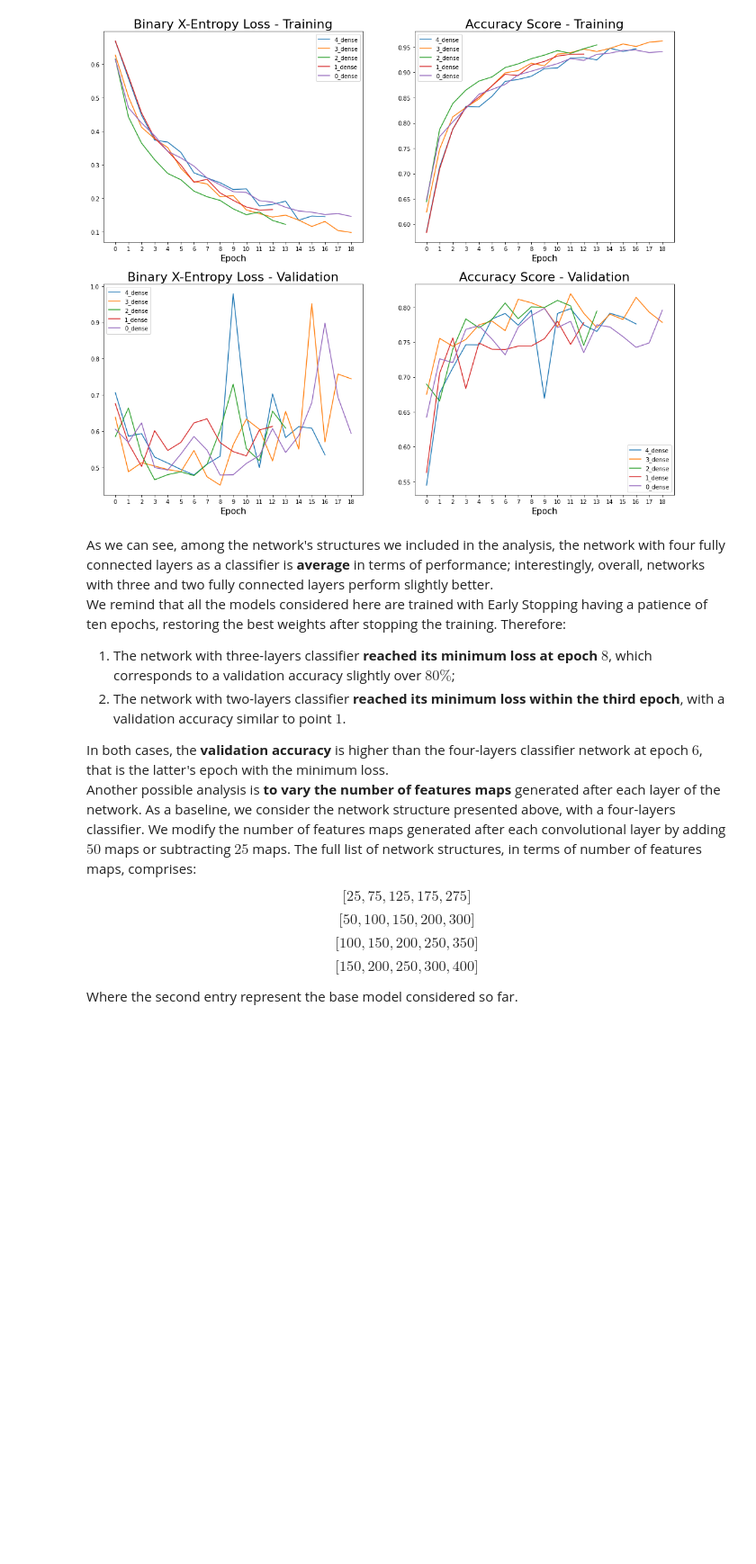
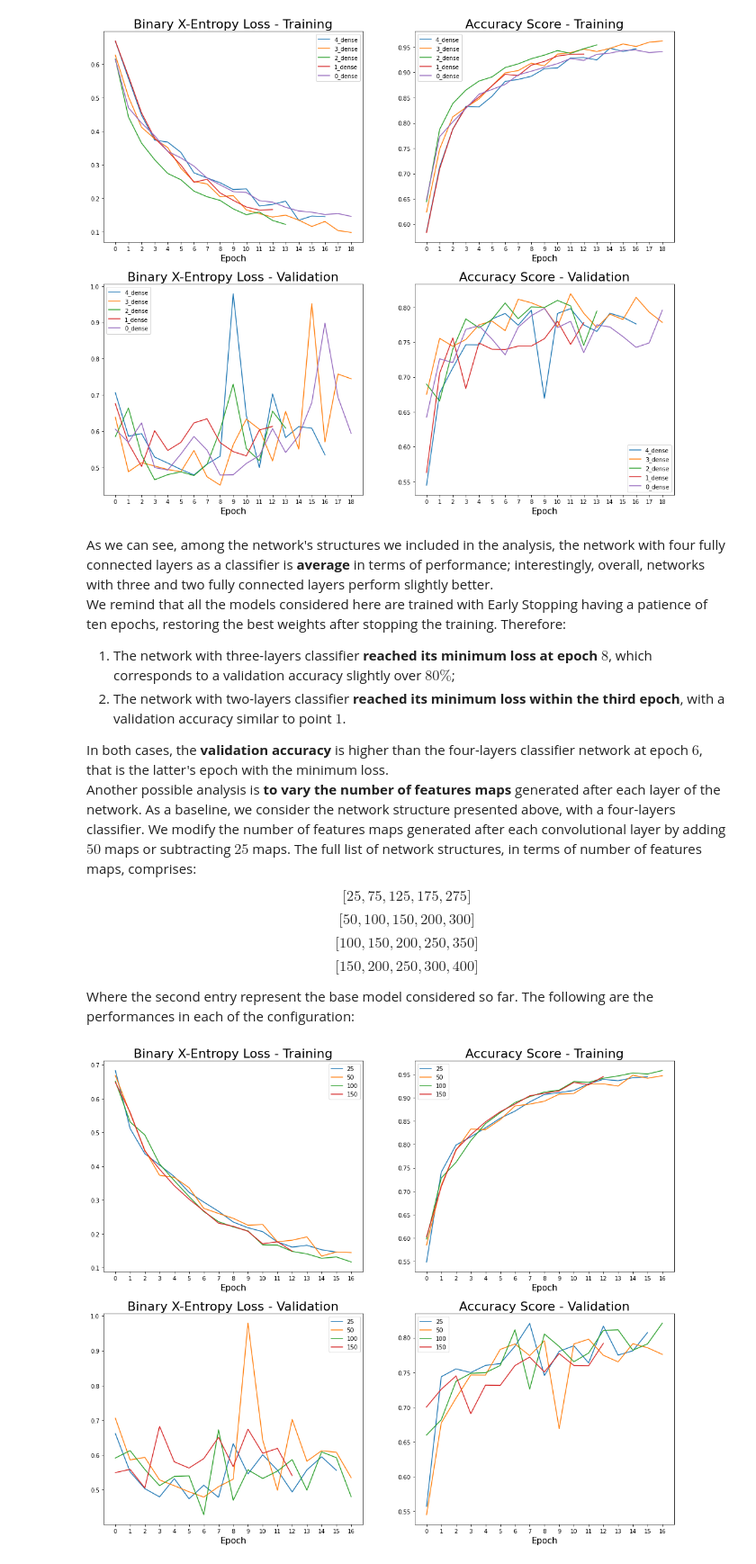
Before and after one commit to dondoC34/Deep_Hand_LeftRight_Recognition, a Jupyter notebook: Tensorfllow_Hand_Recog.ipynb, the cells around one changed output. Shown at 90% size. Saved outputs shown, nothing was run; the diff lists cells and outputs as text; code cells hidden in the pictures; blank space fills up the shorter version.

```diff
--- a/Tensorfllow_Hand_Recog.ipynb
+++ b/Tensorfllow_Hand_Recog.ipynb
@@ -402,6 +402,40 @@ $$\big[ 100, 150, 200, 250, 350 \big]$$
 $$\big[ 150, 200, 250, 300, 400\big]$$
 
 Where the second entry represent the base model considered so far.
+The following are the performances in each of the configuration:
+# %%
+histories = ["Models_History/Hist_leNet_esLoss_4_dense_fm_nr_25.csv",
+             "Models_History/Hist_leNet_esLoss_4_dense.csv",
+             "Models_History/Hist_leNet_esLoss_4_dense_fm_nr_100.csv",
+             "Models_History/Hist_leNet_esLoss_4_dense_fm_nr_150.csv"]
+
+fig = plt.figure(figsize=(18, 15))
+ax0 = fig.add_subplot(2, 2, 1)
+ax1 = fig.add_subplot(2, 2, 2)
+ax2 = fig.add_subplot(2, 2, 3)
+ax3 = fig.add_subplot(2, 2, 4)
+
+for hist in histories:
+    history = pd.read_csv(hist)
+    ax0.plot(history["loss"])
+    ax1.plot(history["acc"])
+    ax2.plot(history["val-loss"])
+    ax3.plot(history["val-acc"])
+
+axes = np.array([ax0, ax1, ax2, ax3])
+for ax in axes:
+    ax.set_xticks([x for x in range(0, 17)])
+    ax.set_xlabel("Epoch", fontdict={"fontsize":15})
+    ax.legend(["25", "50", "100", "150"])
+
+ax0.set_title("Binary X-Entropy Loss - Training", fontdict={"fontsize":22})
+ax1.set_title("Accuracy Score - Training", fontdict={"fontsize":22})
+ax2.set_title("Binary X-Entropy Loss - Validation", fontdict={"fontsize":22})
+ax3.set_title("Accuracy Score - Validation", fontdict={"fontsize":22})
+
+plt.show()
+# %% [output]
+[figure, added]
 # %% [markdown]
 # Two-Sided CNN
 In this final section we will experiment a new structure for our CNN. The key idea is to leverage also some higher-level features-maps. More precisely:
```
Also changed, not shown: 1 other file.
